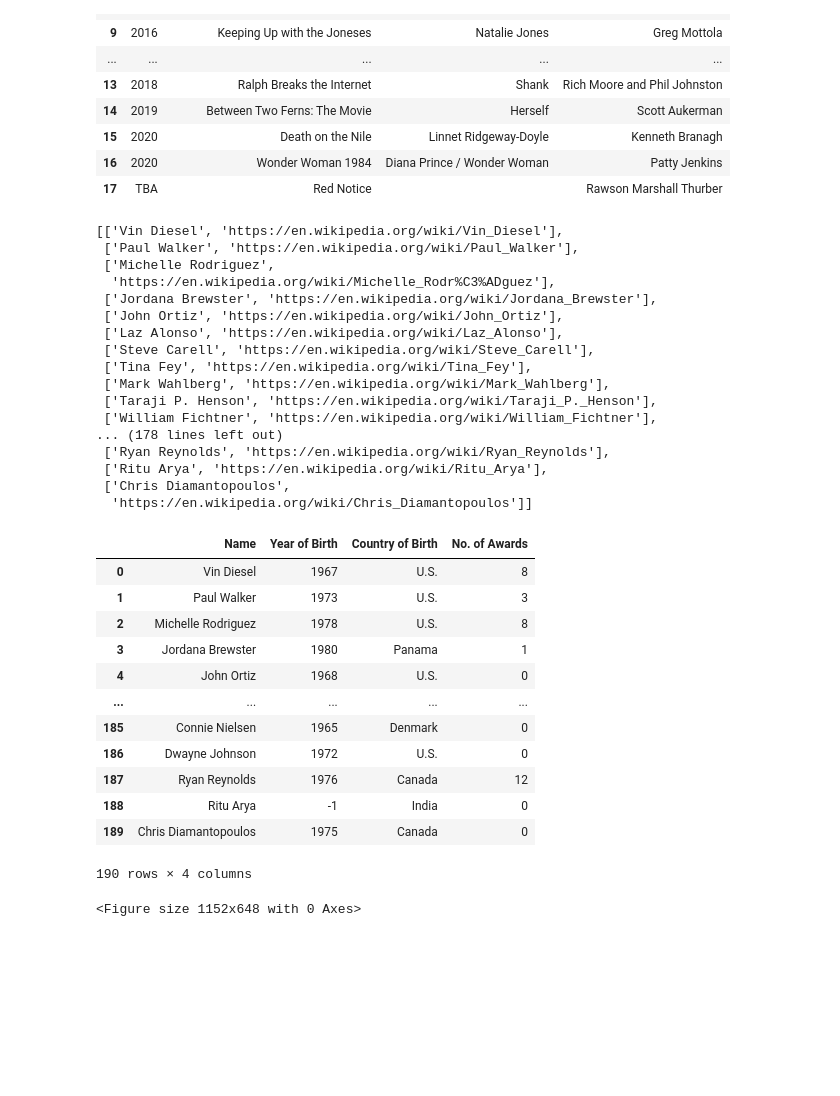
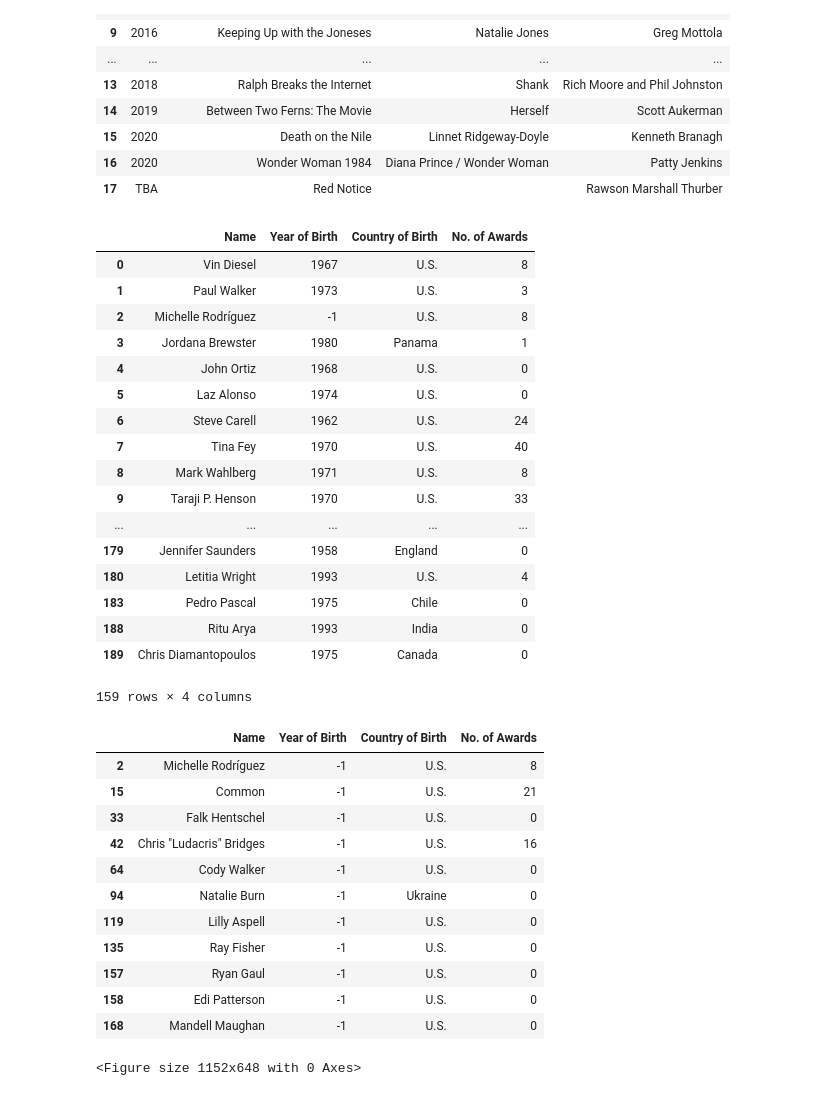
Before and after one commit to Serfati/wikiscrapper, a Jupyter notebook: wikiscrapper.ipynb, the cells around one changed output. Cells and saved outputs as stored; diff of their text form; code cells hidden in the pictures; blank space fills up the shorter version.

```diff
--- a/wikiscrapper.ipynb
+++ b/wikiscrapper.ipynb
@@ -111,30 +114,9 @@ for url in films_urls:
         ".*cast.*", re.IGNORECASE)).parent).find_next('ul')
     film_actors.extend([[i.find('a').text, wiki_prefix+i.find(href=True)['href']]
                         for i in raw.select("li") if i.find('a') and i.find('a').text != 'Gal Gadot'])
-
     actors_table.extend(film_actors)
-    # if len(actors_table) > 8:
+    # if len(actors_table) > 7:
     #     break
 
-for i, v in enumerate(actors_table): v[0] = strip_accents(v[0])
-
-actors_table
+# for v in actors_table: v[0] = strip_accents(v[0])
-# %% [output]
-[['Vin Diesel', 'https://en.wikipedia.org/wiki/Vin_Diesel'],
- ['Paul Walker', 'https://en.wikipedia.org/wiki/Paul_Walker'],
- ['Michelle Rodriguez',
-  'https://en.wikipedia.org/wiki/Michelle_Rodr%C3%ADguez'],
- ['Jordana Brewster', 'https://en.wikipedia.org/wiki/Jordana_Brewster'],
- ['John Ortiz', 'https://en.wikipedia.org/wiki/John_Ortiz'],
- ['Laz Alonso', 'https://en.wikipedia.org/wiki/Laz_Alonso'],
- ['Steve Carell', 'https://en.wikipedia.org/wiki/Steve_Carell'],
- ['Tina Fey', 'https://en.wikipedia.org/wiki/Tina_Fey'],
- ['Mark Wahlberg', 'https://en.wikipedia.org/wiki/Mark_Wahlberg'],
- ['Taraji P. Henson', 'https://en.wikipedia.org/wiki/Taraji_P._Henson'],
- ['William Fichtner', 'https://en.wikipedia.org/wiki/William_Fichtner'],
-... (178 lines left out)
- ['Ryan Reynolds', 'https://en.wikipedia.org/wiki/Ryan_Reynolds'],
- ['Ritu Arya', 'https://en.wikipedia.org/wiki/Ritu_Arya'],
- ['Chris Diamantopoulos',
-  'https://en.wikipedia.org/wiki/Chris_Diamantopoulos']]
 # %%
@@ -160,22 +163,43 @@ for v in actors_table:
 # %%
-df = pd.DataFrame(data=actors_table, columns=['Name','url', 'Year of Birth', 'Country of Birth', 'No. of Awards'])
+df = pd.DataFrame(data=actors_table, columns=['Name','url', 'Year of Birth', 'Country of Birth','No. of Awards'])
 df = df.drop(['url'], axis=1)
-pd.set_option('display.max_columns', 5)
-df
+pd.set_option('display.min_rows', 30)
+actors = df.drop_duplicates()
+actors
 # %% [output]
 |  | Name | Year of Birth | Country of Birth | No. of Awards |
 | 0 | Vin Diesel | 1967 | U.S. | 8 |
 | 1 | Paul Walker | 1973 | U.S. | 3 |
-| 2 | Michelle Rodriguez | 1978 | U.S. | 8 |
+| 2 | Michelle Rodríguez | -1 | U.S. | 8 |
 | 3 | Jordana Brewster | 1980 | Panama | 1 |
 | 4 | John Ortiz | 1968 | U.S. | 0 |
+| 5 | Laz Alonso | 1974 | U.S. | 0 |
+| 6 | Steve Carell | 1962 | U.S. | 24 |
+| 7 | Tina Fey | 1970 | U.S. | 40 |
+| 8 | Mark Wahlberg | 1971 | U.S. | 8 |
+| 9 | Taraji P. Henson | 1970 | U.S. | 33 |
 | ... | ... | ... | ... | ... |
-| 185 | Connie Nielsen | 1965 | Denmark | 0 |
-| 186 | Dwayne Johnson | 1972 | U.S. | 0 |
-| 187 | Ryan Reynolds | 1976 | Canada | 12 |
-| 188 | Ritu Arya | -1 | India | 0 |
+| 179 | Jennifer Saunders | 1958 | England | 0 |
+| 180 | Letitia Wright | 1993 | U.S. | 4 |
+| 183 | Pedro Pascal | 1975 | Chile | 0 |
+| 188 | Ritu Arya | 1993 | India | 0 |
 | 189 | Chris Diamantopoulos | 1975 | Canada | 0 |
-190 rows × 4 columns
+159 rows × 4 columns
+# %%
+actors.loc[df['Year of Birth'] == -1]
+# %% [output]
+|  | Name | Year of Birth | Country of Birth | No. of Awards |
+| 2 | Michelle Rodríguez | -1 | U.S. | 8 |
+| 15 | Common | -1 | U.S. | 21 |
+| 33 | Falk Hentschel | -1 | U.S. | 0 |
+| 42 | Chris "Ludacris" Bridges | -1 | U.S. | 16 |
+| 64 | Cody Walker | -1 | U.S. | 0 |
+| 94 | Natalie Burn | -1 | Ukraine | 0 |
+| 119 | Lilly Aspell | -1 | U.S. | 0 |
+| 135 | Ray Fisher | -1 | U.S. | 0 |
+| 157 | Ryan Gaul | -1 | U.S. | 0 |
+| 158 | Edi Patterson | -1 | U.S. | 0 |
+| 168 | Mandell Maughan | -1 | U.S. | 0 |
 # %%
 # visualization
 import seaborn as sns
```
Also changed, not shown: parts of 5 cells of this notebook, 1 other file.
